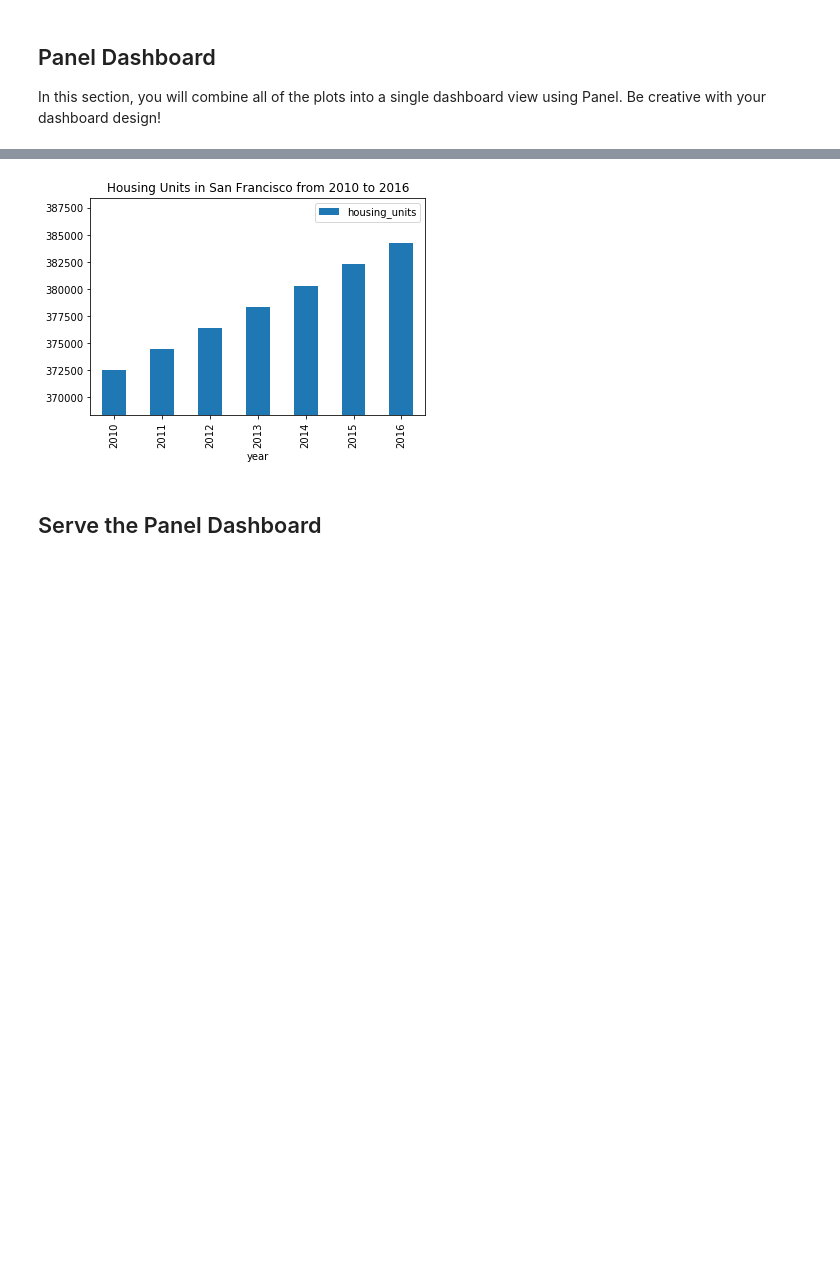
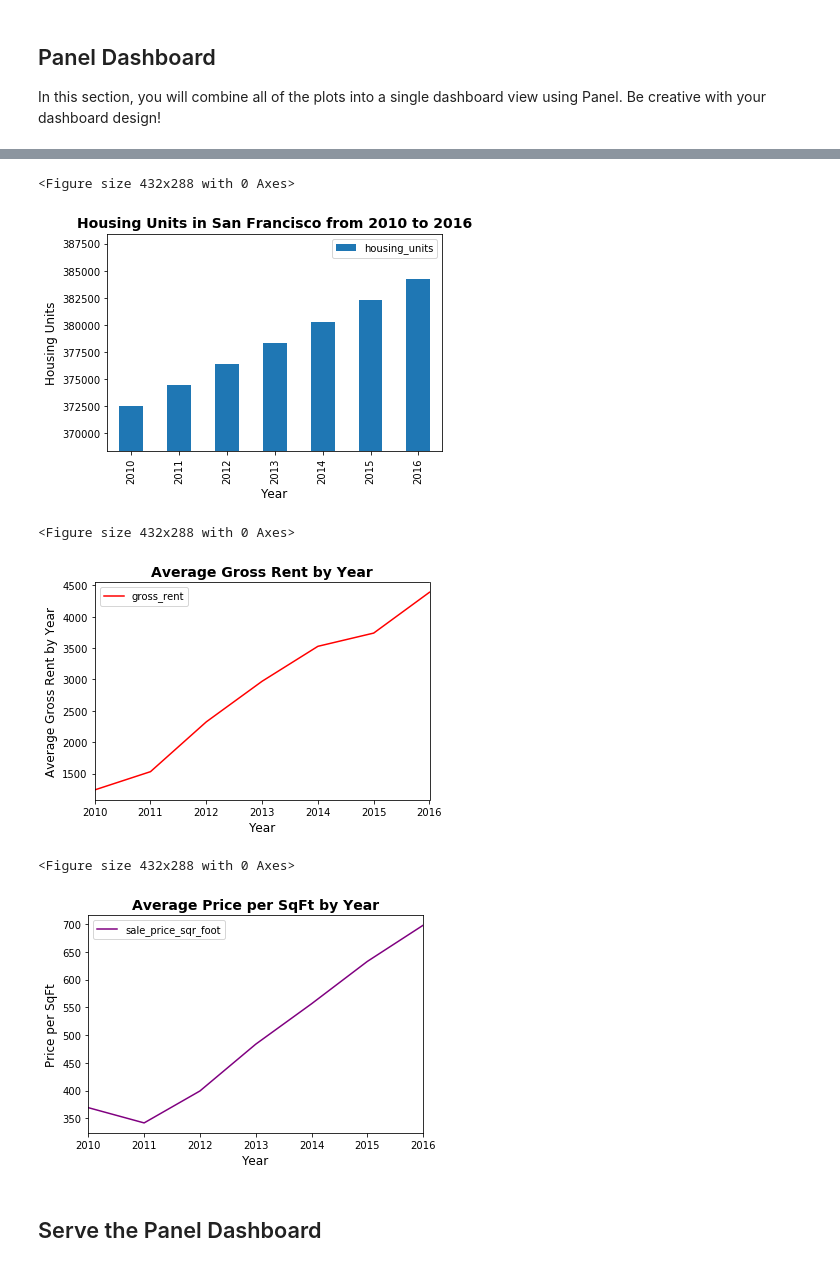
Before and after one commit to ckchan1989/Week6_Homework, a Jupyter notebook: dashboard.ipynb, the cells around one changed output, grey strips where cells are left out. Drawn from its saved outputs; the diff is of its cells as text; code cells hidden in the pictures; blank space fills up the shorter version.

```diff
--- a/dashboard.ipynb
+++ b/dashboard.ipynb
@@ -217,34 +216,40 @@ In this section, you will combine all of the plots into a single dashboard view
 # %%
 # Create a Title for the Dashboard
 title = '## Real Estate Analysis of San Francisco from 2010 to 2016'
 
 
 # Create a tab layout for the dashboard
+t1_r1 = pn.Row(housing_units_per_year(),average_gross_rent(),average_sales_price())
 t2_r1 = pn.Row(average_price_by_neighborhood(),most_expensive_neighborhoods_rent_sales() )
 t2_Row = pn.Column(t2_r1,top_most_expensive_neighborhoods() )
 
 t4_r1 = pn.Column(parallel_categories(),parallel_coordinates(), sunburst())
 
 tabs = pn.Tabs(
-    ('General Plots', housing_units_per_year()),
+    ('General Plots', t1_r1),
     ('Expensive Neighboorhood Analysis', t2_Row),
     ('Map', neighborhood_map()),
     ('Fancy Graphs', t4_r1)
 
 )
 
 
 # Create the dashboard
 dashboard = pn.Column(
     title,
     tabs
 
 )
 
 dashboard
 # %% [output]
 [interactive output not drawn]
+<Figure size 432x288 with 0 Axes>
-[figure, old version]
+[figure, new version]
+<Figure size 432x288 with 0 Axes>
+[figure, added]
+<Figure size 432x288 with 0 Axes>
+[figure, added]
 # %% [markdown]
 ## Serve the Panel Dashboard
 # %%
```
Also changed, not shown: parts of 5 cells of this notebook.
